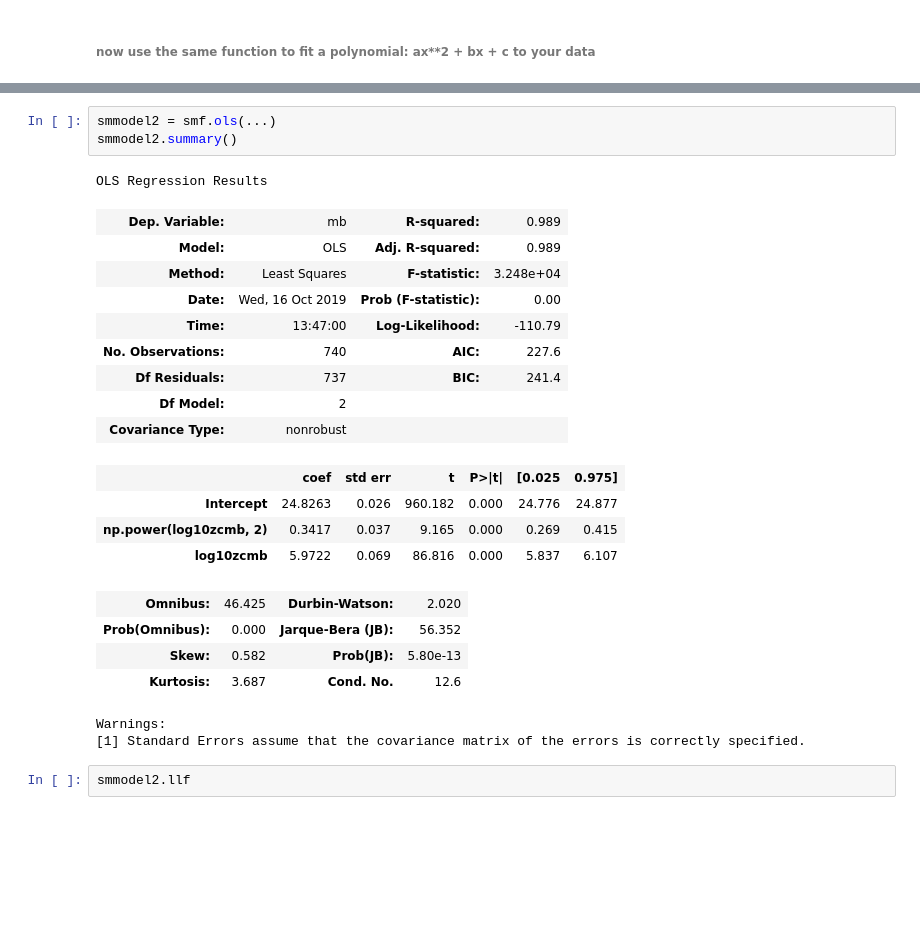
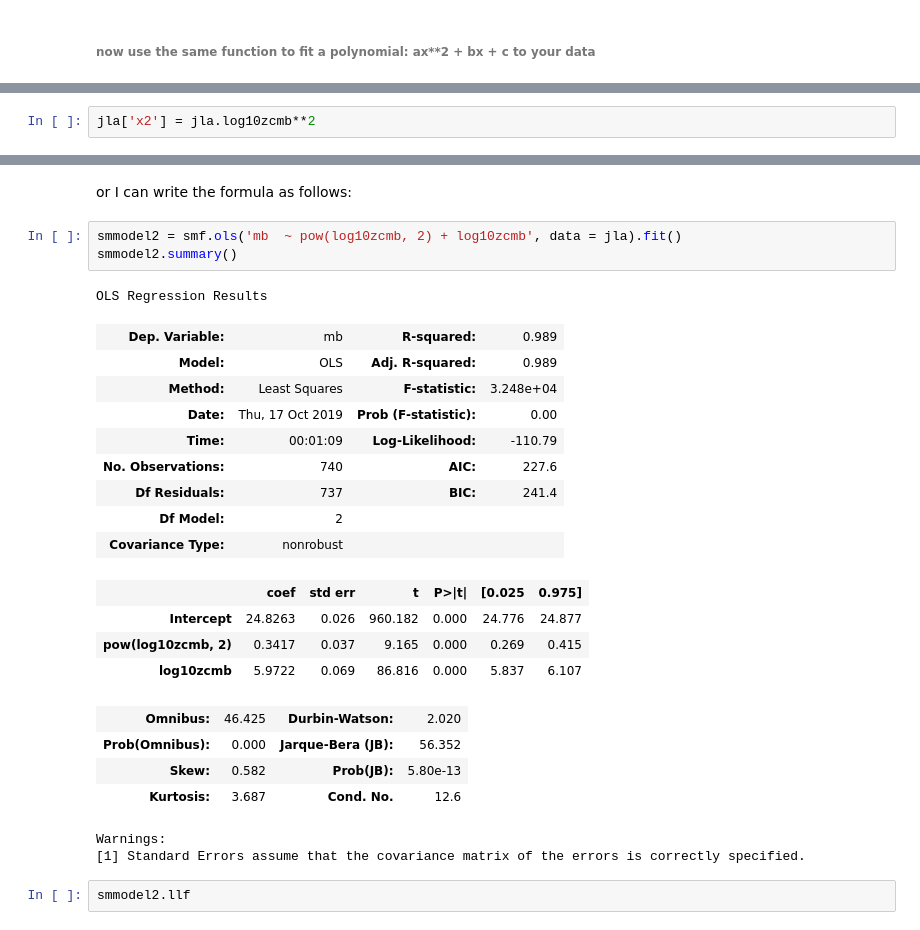
Before and after one commit to fedhere/DSPS, a Jupyter notebook: lab7/LabLRtest.ipynb, the cells around one changed output, grey strips where cells are left out. Saved outputs shown, nothing was run; the diff lists cells and outputs as text; blank space fills up the shorter version.

```diff
--- a/lab7/LabLRtest.ipynb
+++ b/lab7/LabLRtest.ipynb
@@ -81,0 +84,2 @@ sm.graphics.plot_partregress("log10zcmb", "mb", exog_others=[],
+# %%
+jla['x2'] = jla.log10zcmb**2
@@ -82,20 +110,22 @@ sm.graphics.plot_partregress("log10zcmb", "mb", exog_others=[],
+# %% [markdown]
+ or I can write the formula as follows:
 # %%
-smmodel2 = smf.ols(...)
+smmodel2 = smf.ols('mb  ~ pow(log10zcmb, 2) + log10zcmb', data = jla).fit()
 smmodel2.summary()
 # %% [output]
 OLS Regression Results
 | Dep. Variable: | mb | R-squared: | 0.989 |
 | Model: | OLS | Adj. R-squared: | 0.989 |
 | Method: | Least Squares | F-statistic: | 3.248e+04 |
-| Date: | Wed, 16 Oct 2019 | Prob (F-statistic): | 0.00 |
-| Time: | 13:47:00 | Log-Likelihood: | -110.79 |
+| Date: | Thu, 17 Oct 2019 | Prob (F-statistic): | 0.00 |
+| Time: | 00:01:09 | Log-Likelihood: | -110.79 |
 | No. Observations: | 740 | AIC: | 227.6 |
 | Df Residuals: | 737 | BIC: | 241.4 |
 | Df Model: | 2 |  |  |
 | Covariance Type: | nonrobust |  |  |
 |  | coef | std err | t | P>|t| | [0.025 | 0.975] |
 | Intercept | 24.8263 | 0.026 | 960.182 | 0.000 | 24.776 | 24.877 |
-| np.power(log10zcmb, 2) | 0.3417 | 0.037 | 9.165 | 0.000 | 0.269 | 0.415 |
+| pow(log10zcmb, 2) | 0.3417 | 0.037 | 9.165 | 0.000 | 0.269 | 0.415 |
 | log10zcmb | 5.9722 | 0.069 | 86.816 | 0.000 | 5.837 | 6.107 |
 | Omnibus: | 46.425 | Durbin-Watson: | 2.020 |
 | Prob(Omnibus): | 0.000 | Jarque-Bera (JB): | 56.352 |
```
Also changed, not shown: parts of 13 cells of this notebook.
